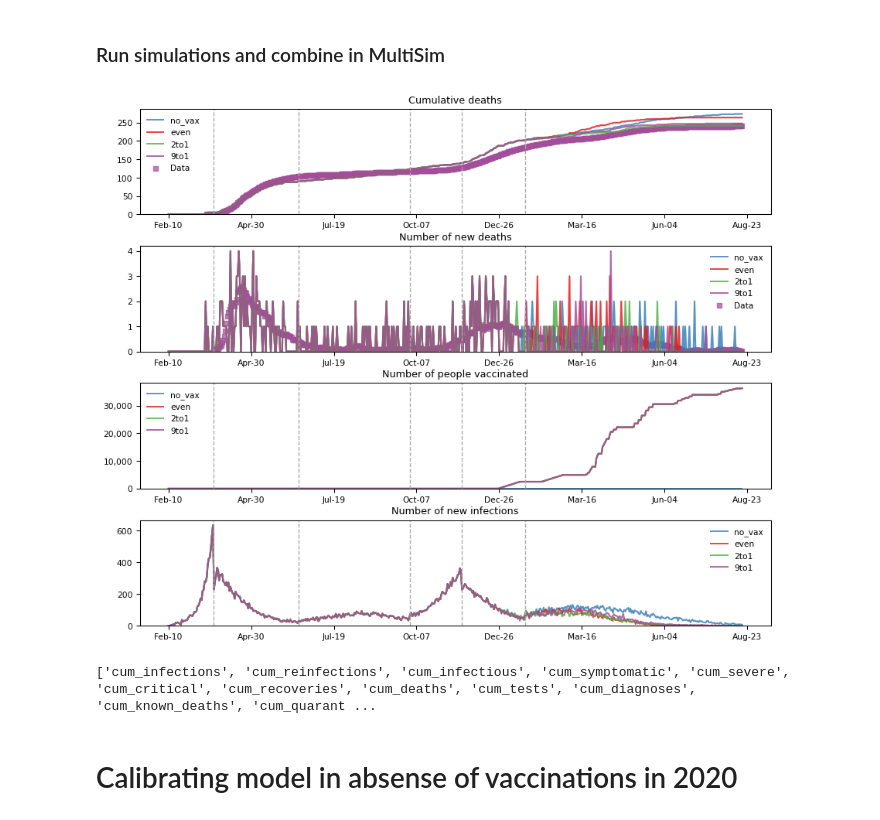
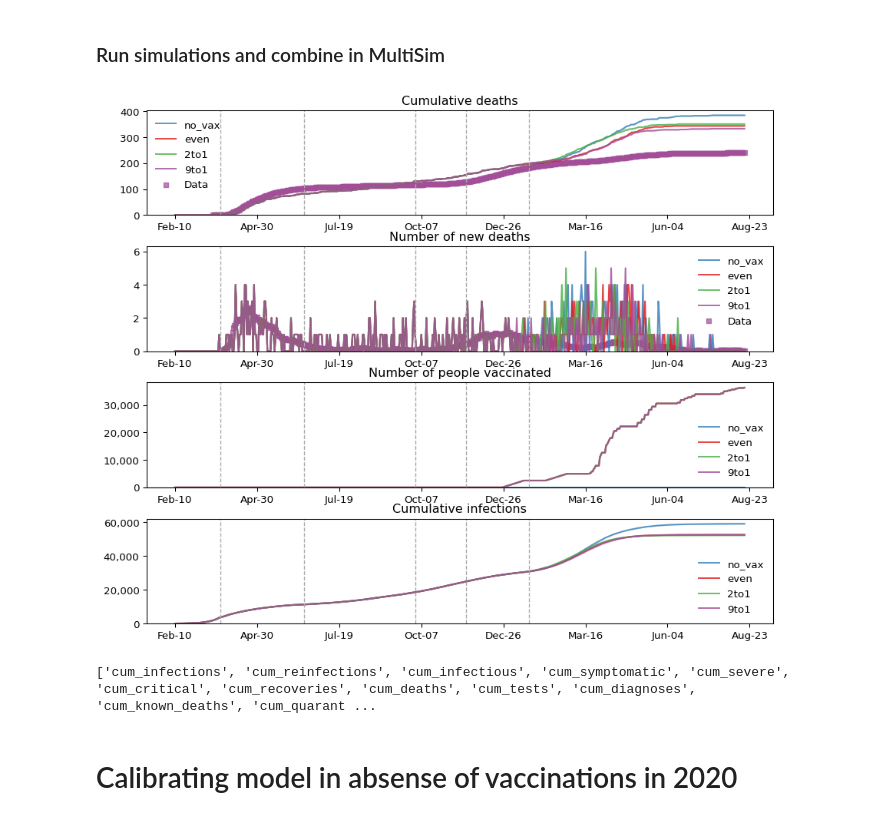
Before and after one commit to cmerenstein/Vaccine_Inequity_Philadelphia, a Jupyter notebook: Colab_covasim_vaccine_inequity.ipynb, the cells around one changed output. Cells and saved outputs as stored; diff of their text form; code cells hidden in the pictures.

```diff
--- a/Colab_covasim_vaccine_inequity.ipynb
+++ b/Colab_covasim_vaccine_inequity.ipynb
@@ -152,7 +153,7 @@ def create_external_matrix(pop, in_cluster_mix, out_cluster_mix, seed):
   for cluster, length in enumerate([len(x) for x in pop_subset]):
       clusters.extend([cluster] * length)
 
-  return row, col, data, clusters
+  return [row, col, data, clusters, pop_subset]
 # %% [markdown]
 ### Generate external matries with different cluster ratios
 # %%
@@ -210,3 +238,11 @@ for month in vax_time["month"].unique():
+# %%
+globals = {"pop_subset": pop_subset,
+           "neighborhood_sizes": neighborhood_sizes,
+           "total_pop": total_pop,
+           "age_ratios": age_ratios,
+           "age_brackets": age_brackets,
+           "vax_timing_list": vax_timing_list,
+           "clusters": clusters}
 # %% [markdown]
 ### Function to create vax priority based on cluster order with age structure
 # %%
@@ -451,21 +448,42 @@ def make_sim_object(vax_object, name, beta_changes, external_matrix, seed = 1900
 #                     changes=[0.29, 0.45, .65, .60, .50, 2], layers='external')
 
 cb = cv.change_beta(days=['2020-03-25', '2020-06-15', '2020-10-01', '2020-11-20', '2021-01-20'],
-                    changes=[0.29, 0.50, .85, .55, 1], layers='external')
+                    changes=[0.29, 0.50, .56, .55, 1], layers='external')
 
 names = ["no_vax", "even", "2to1", "9to1"]
-vax_objects = [no_vax, vax_even, vax_2to1, vax_9to1]
+vax_ratios = ["no_vax", [.5, .5], [.75, .25], [.9, .1]]
 #names = ["no_vax", "pfizer", "big_abs"]
-#vax_objects = [no_vax, pfizer_even, big_abs_even]
 
+try:
+  vax_objects = pickle.load(open("/gdrive/MyDrive/CovaSim/vax_object.pkl", "rb"))
+except FileNotFoundError:
+  vax_objects = []
 
 sims = []
-for i, vax_option in enumerate(vax_objects):
+for i, vax_option in enumerate(vax_ratios):
    # print(i)
 
-    sim = make_sim_object(vax_object = vax_objects[i], name = names[i],
-                          beta_changes = cb, external_matrix = mixing_75_25)
+   ## save a lot of time if the vax objects are made already
+    try:
+      vax_object = vax_objects[i]
+    except IndexError:
+      vax_object = None
+
+    ## TODO: use globals to clean up the Sim related functions
+
+    sim, vax_object = make_sim_object(globals = globals,
+                          vax_ratio = vax_ratios[i],
+                          vax_object = vax_object,
+                          name = names[i],
+                          vax_timing_list = vax_timing_list,
+                          age_ratios = age_ratios,
+                          beta_changes = cb,
+                          external_matrix = mixing_75_25)
     sims.append(sim)
+    vax_objects.append(vax_object)
+
+pickle.dump(sims, open("/gdrive/MyDrive/CovaSim/sims_object.pkl", 'wb') )
+pickle.dump(vax_objects, open("/gdrive/MyDrive/CovaSim/vax_object.pkl", 'wb') )
 # %% [output]
 Initializing sim with 100000 people for 555 days
 Initializing sim (warning: not resetting sim.people) with 100000 people for 555 days
@@ -493,11 +511,11 @@ for sim in sims:
 # multisims.append(msim)
 # %%
 merged = cv.MultiSim.merge(multisims, base = True)
-merged.plot(color_by_sim = True, dpi = 96, to_plot=["cum_deaths" , "new_deaths", "n_vaccinated", "new_infections"])
+merged.plot(color_by_sim = True, dpi = 96, to_plot=["cum_deaths" , "new_deaths", "n_vaccinated", "cum_infections"])
 #merged.plot_result("new_deaths", color_by_sim = True, dpi = 96)
 print(merged.result_keys())
 # %% [output]
-[figure, old version]
+[figure, new version]
 ['cum_infections', 'cum_reinfections', 'cum_infectious', 'cum_symptomatic', 'cum_severe', 'cum_critical', 'cum_recoveries', 'cum_deaths', 'cum_tests', 'cum_diagnoses', 'cum_known_deaths', 'cum_quarant ...
 # %% [markdown]
 # Calibrating model in absense of vaccinations in 2020
```
Also changed, not shown: parts of 23 cells of this notebook.
